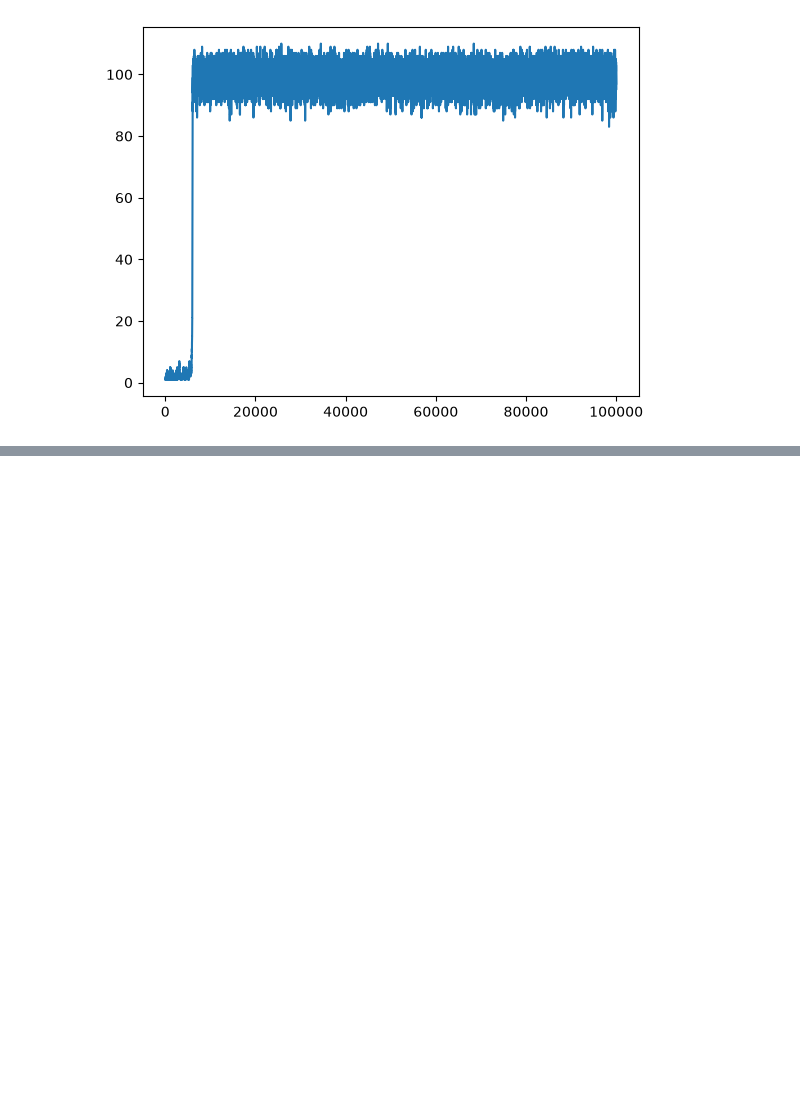
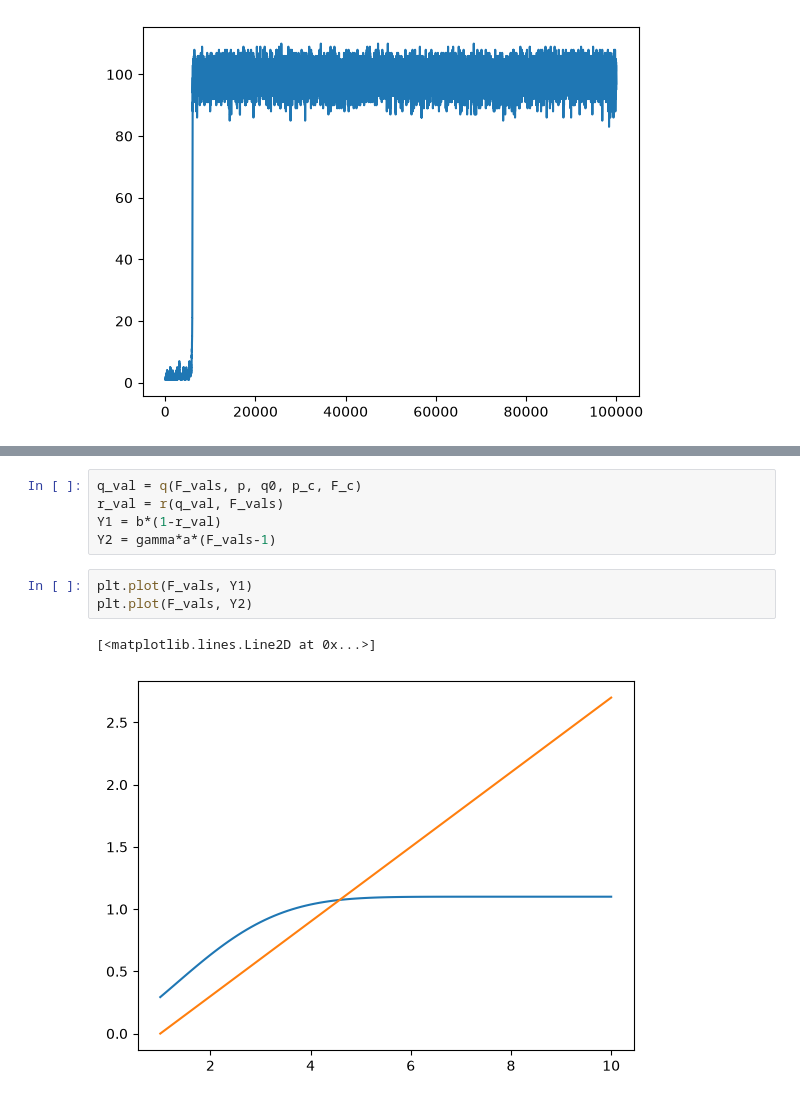
Before and after one commit to slyluc/MasterProject, a Jupyter notebook: analysis/sim_manual_analysis.ipynb, the cells around one changed output, grey strips where cells are left out. Cells and saved outputs as stored; diff of their text form; blank space fills up the shorter version.

```diff
--- a/analysis/sim_manual_analysis.ipynb
+++ b/analysis/sim_manual_analysis.ipynb
@@ -83,0 +128,11 @@ def dF(c, F, G, E, S):
+# %%
+q_val = q(F_vals, p, q0, p_c, F_c)
+r_val = r(q_val, F_vals)
+Y1 = b*(1-r_val)
+Y2 = gamma*a*(F_vals-1)
+# %%
+plt.plot(F_vals, Y1)
+plt.plot(F_vals, Y2)
+# %% [output]
+[<matplotlib.lines.Line2D at 0x...>]
+[figure, added]
```
Also changed, not shown: parts of 10 cells of this notebook, 1 other file.
